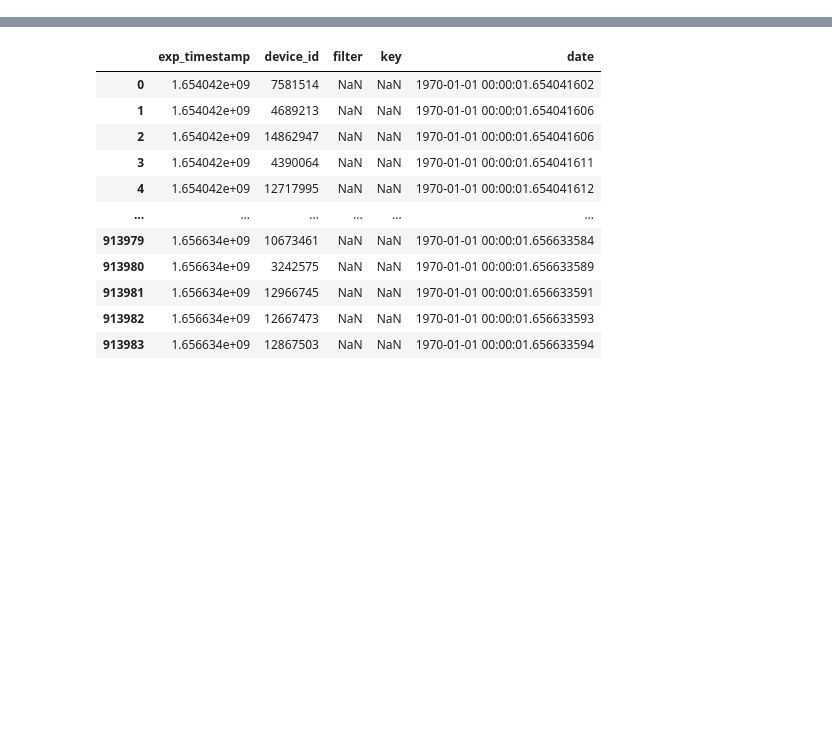
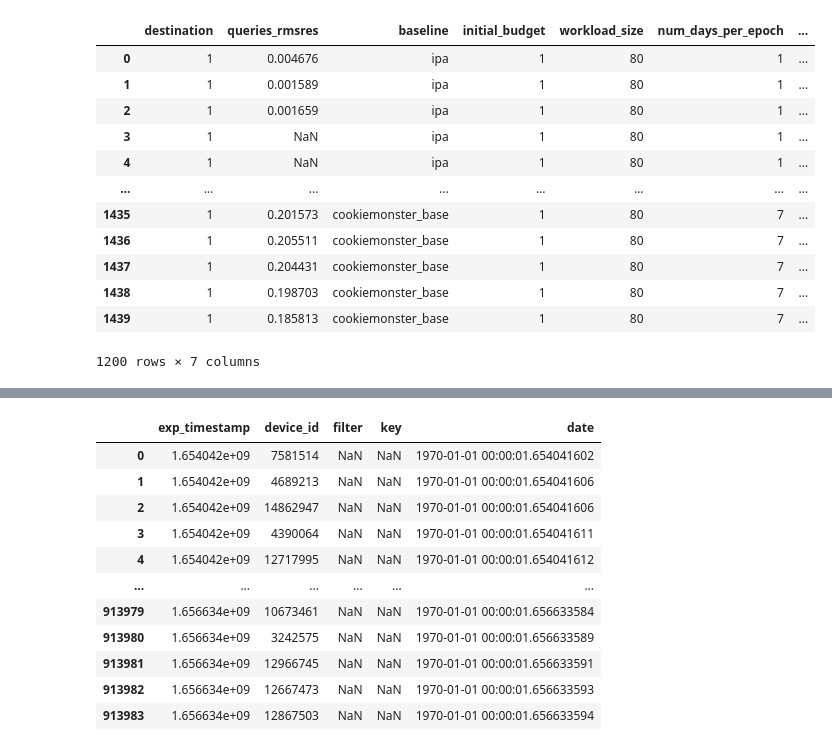
Before and after one commit to columbia/cookiemonster, a Jupyter notebook: notebooks/patcg_camera_ready_changes.ipynb, the cells around one changed output, grey strips where cells are left out. Drawn from its saved outputs; the diff is of its cells as text; code cells hidden in the pictures; blank space fills up the shorter version.

```diff
--- a/notebooks/patcg_camera_ready_changes.ipynb
+++ b/notebooks/patcg_camera_ready_changes.ipynb
@@ -6,0 +26,19 @@ from datetime import datetime
+# %%
+variable="num_days_per_epoch"
+df = pd.read_csv(f"{path}/rmsres.csv")
+df = df.query(f"{variable} in [1 , 7, 14, 21, 30]")
+df
+# %% [output]
+|  | destination | queries_rmsres | baseline | initial_budget | workload_size | num_days_per_epoch | ... |
+| 0 | 1 | 0.004676 | ipa | 1 | 80 | 1 | ... |
+| 1 | 1 | 0.001589 | ipa | 1 | 80 | 1 | ... |
+| 2 | 1 | 0.001659 | ipa | 1 | 80 | 1 | ... |
+| 3 | 1 | NaN | ipa | 1 | 80 | 1 | ... |
+| 4 | 1 | NaN | ipa | 1 | 80 | 1 | ... |
+| ... | ... | ... | ... | ... | ... | ... | ... |
+| 1435 | 1 | 0.201573 | cookiemonster_base | 1 | 80 | 7 | ... |
+| 1436 | 1 | 0.205511 | cookiemonster_base | 1 | 80 | 7 | ... |
+| 1437 | 1 | 0.204431 | cookiemonster_base | 1 | 80 | 7 | ... |
+| 1438 | 1 | 0.198703 | cookiemonster_base | 1 | 80 | 7 | ... |
+| 1439 | 1 | 0.185813 | cookiemonster_base | 1 | 80 | 7 | ... |
+1200 rows × 7 columns
```
Also changed, not shown: parts of 3 cells of this notebook, 4 other files.
